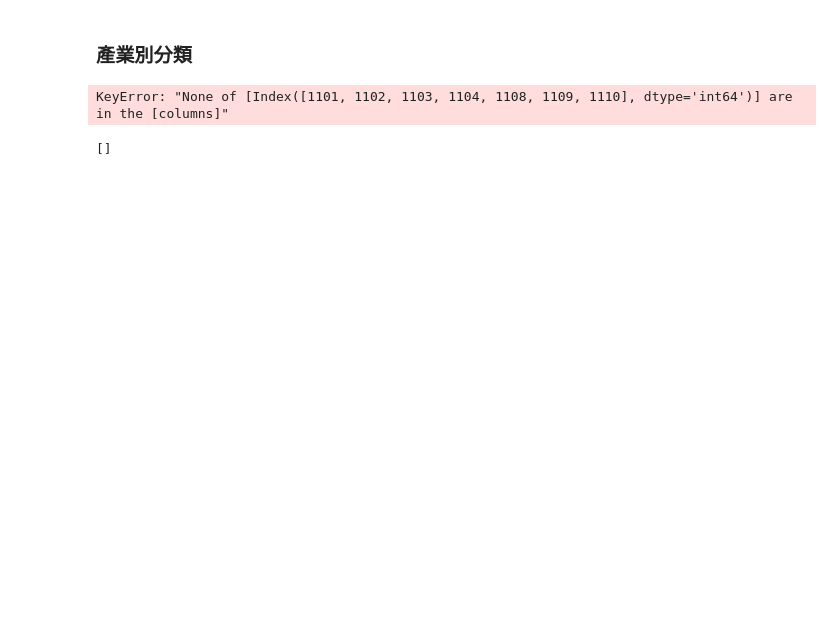
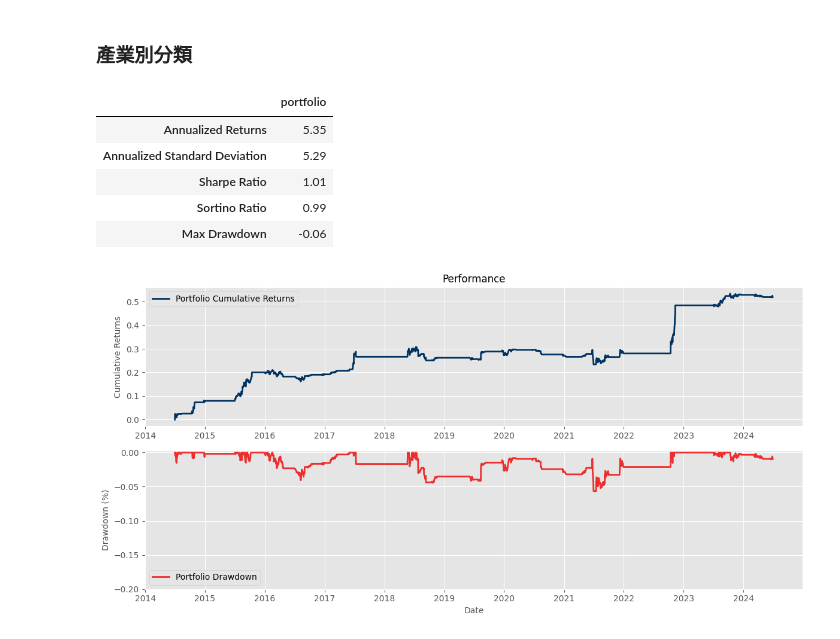
Before and after one commit to Maurice-1008/Pair_code, a Jupyter notebook: main.ipynb, the cells around one changed output. Drawn from its saved outputs; the diff is of its cells as text; code cells hidden in the pictures; blank space fills up the shorter version.

```diff
--- a/main.ipynb
+++ b/main.ipynb
@@ -947,7 +980,7 @@ performance.summary_table()
 industry = pd.read_excel('Data/Industry.xlsx')
 industry_groups = {}
 for ind in industry['TSE'].unique():
-    industry_groups[ind] = industry[industry['TSE'] == ind]['symbol'].tolist()
+    industry_groups[ind] = industry[industry['TSE'] == ind]['symbol'].astype(str).tolist()
 # %%
 # Define signals
 entry_point = 2
@@ -968,12 +1001,14 @@ for i in range(1, len(inSample)+1):
 
     # First pass: identify cointegrated industries
     for ind, tse_codes in industry_groups.items():
-        if len(tse_codes) < 2:  # Skip industries with too few stocks
+
+        # Get price data for current industry
+        selected_columns = [col for col in tse_codes if col in list(inSample[i].columns)]  # 選出 tse_codes 中在 inSample[i] 中的股票，才能篩選
+        if len(selected_columns) < 2:  # 樣本內至少要有兩支股票
             continue
-        # Get price data for current industry
-        selected_columns = [col for col in tse_codes if col in inSample[i].columns]
-        industry_data_in = inSample[i][tse_codes]
-        print(ind, industry_data_in)
+        if len(selected_columns) > 10:  # 樣本內最多只能有十支股票
+            continue
+        industry_data_in = inSample[i][selected_columns]
         industry_data_out = outofSample[i][selected_columns]
 
         # Test for cointegration
@@ -982,11 +1017,11 @@ for i in range(1, len(inSample)+1):
             cointegrated_industries.append(ind)
             # Store the data for this industry
             industry_results[ind] = {
-                'tse_codes': tse_codes,
+                'tse_codes': selected_columns,
                 'data_in': industry_data_in,
                 'data_out': industry_data_out
             }
-        # print(industry_results)
+
     # If we found any cointegrated industries
     if cointegrated_industries:
         # Calculate equal weight for each cointegrated industry
@@ -1022,54 +1057,59 @@ for i in range(1, len(inSample)+1):
                 pd.DataFrame({
                     "Asset": data['tse_codes'],
                     "Weight": scaled_weights,
-                    "Industry": ind
-                })
-            )
+                    "Industry": ind},
+                    index = [i]*len(data['tse_codes']
+                )))
 
             # Calculate and store z-scores
             z_scores = backtest.z_score()
             period_zscores.append(
                 pd.DataFrame({"Z-score": z_scores, "Industry": ind},
                            index=data['data_out'].index)
             )
 
             # Calculate and store signals
-            signals = backtest.z_score()
+            signals = backtest.signal().iloc[:, 0]
+
             period_signals.append(
                 pd.DataFrame({"Signal": signals, "Industry": ind},
-                           index=data['data_out'].index)
+                          index=data['data_out'].index)
             )
 
             # Calculate and store returns
             industry_returns = backtest.port_rtn() * industry_weight
             period_returns[ind] = industry_returns
 
         # Store results for this period
         weights[i] = pd.concat(period_weights, axis=0)
         zscore[i] = pd.concat(period_zscores, axis=0)
         signal[i] = pd.concat(period_signals, axis=0)
         portfolio[i] = period_returns.sum(axis=1)  # Sum returns across industries
 
     else:  # If no cointegrated industries found
         empty_index = outofSample[i].index
         portfolio[i] = pd.DataFrame([0] * len(empty_index), index=empty_index)
 
 # Concatenate results across all periods
 final_weights = pd.concat(weights.values(), axis=0)
 final_zscore = pd.concat(zscore.values(), axis=0)
 final_signal = pd.concat(signal.values(), axis=0)
 final_portfolio = pd.concat(portfolio.values(), axis=0)
+
+# Save results to CSV files
+final_weights.to_csv('Portfolio_Weights.csv', index=True)
+final_zscore.to_csv('Zscore.csv', index=True)
+final_signal.to_csv('Signal.csv', index=True)
+final_portfolio.to_csv('Portfolio_Return.csv', index=True)
+
+performance = Performance(portfolio = final_portfolio)
+performance.plot_performance()
+performance.summary_table()
 # %% [output]
-KeyError: "None of [Index([1101, 1102, 1103, 1104, 1108, 1109, 1110], dtype='int64')] are in the [columns]"
+|  | portfolio |
+| Annualized Returns | 5.35 |
+| Annualized Standard Deviation | 5.29 |
+| Sharpe Ratio | 1.01 |
+| Sortino Ratio | 0.99 |
+| Max Drawdown | -0.06 |
+[figure, added]
-# %%
-industry = pd.read_excel('Data/Industry.xlsx')
-industry_groups = {}
-for ind in industry['TSE'].unique():
-    industry_groups[ind] = industry[industry['TSE'] == ind]['symbol'].tolist()
-x, y = list(industry_groups.items())[0]
-# fsdf = inSample[1][y]
-selected_columns = [col for col in y if col in inSample[1]]
-# inSample[1][selected_columns]
-selected_columns
-# %% [output]
-[]
```
Also changed, not shown: parts of 4 cells of this notebook.
